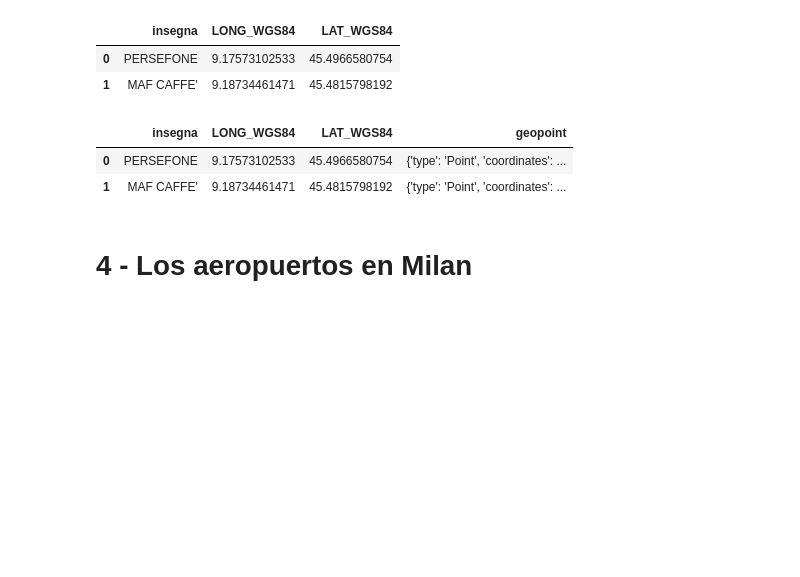
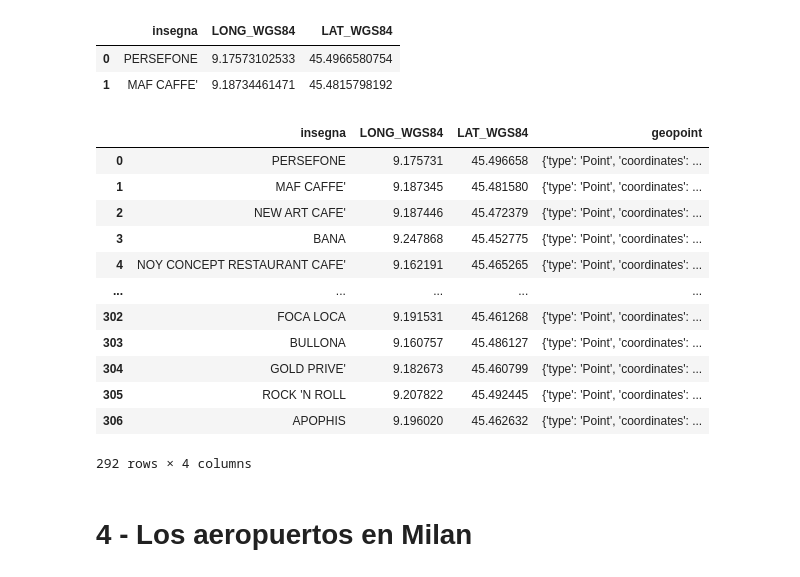
Before and after one commit to must4in3/3-geospartial-data-project, a Jupyter notebook: Analysis and Dataset.ipynb, the cells around one changed output. Saved outputs shown, nothing was run; the diff lists cells and outputs as text; code cells hidden in the pictures; blank space fills up the shorter version.

```diff
--- a/Analysis and Dataset.ipynb
+++ b/Analysis and Dataset.ipynb
@@ -265,17 +279,31 @@ sitios_para_diversion.head(2)
 |  | insegna | LONG_WGS84 | LAT_WGS84 |
 | 0 | PERSEFONE | 9.17573102533 | 45.4966580754 |
 | 1 | MAF CAFFE' | 9.18734461471 | 45.4815798192 |
+# %%
+sitios_para_diversion = sitios_para_diversion[sitios_para_diversion.LONG_WGS84 != 'null']
+# %%
+sitios_para_diversion[['LONG_WGS84', 'LAT_WGS84']] = sitios_para_diversion[['LONG_WGS84', 'LAT_WGS84']].astype(float)
 # %%
 ## para poder hacer query en MongoDB se necesita este formato
 ## <field>: { type: <GeoJSON type> , coordinates: <coordinates> }
 ## por eso llamo la funcion transformToGeoPoint
 sitios_para_diversion["geopoint"] = sitios_para_diversion.apply(tg, axis=1)
 # %%
-sitios_para_diversion.head(2)
+sitios_para_diversion.head(300)
 # %% [output]
 |  | insegna | LONG_WGS84 | LAT_WGS84 | geopoint |
-| 0 | PERSEFONE | 9.17573102533 | 45.4966580754 | {'type': 'Point', 'coordinates': ... |
-| 1 | MAF CAFFE' | 9.18734461471 | 45.4815798192 | {'type': 'Point', 'coordinates': ... |
+| 0 | PERSEFONE | 9.175731 | 45.496658 | {'type': 'Point', 'coordinates': ... |
+| 1 | MAF CAFFE' | 9.187345 | 45.481580 | {'type': 'Point', 'coordinates': ... |
+| 2 | NEW ART CAFE' | 9.187446 | 45.472379 | {'type': 'Point', 'coordinates': ... |
+| 3 | BANA | 9.247868 | 45.452775 | {'type': 'Point', 'coordinates': ... |
+| 4 | NOY CONCEPT RESTAURANT CAFE' | 9.162191 | 45.465265 | {'type': 'Point', 'coordinates': ... |
+| ... | ... | ... | ... | ... |
+| 302 | FOCA LOCA | 9.191531 | 45.461268 | {'type': 'Point', 'coordinates': ... |
+| 303 | BULLONA | 9.160757 | 45.486127 | {'type': 'Point', 'coordinates': ... |
+| 304 | GOLD PRIVE' | 9.182673 | 45.460799 | {'type': 'Point', 'coordinates': ... |
+| 305 | ROCK 'N ROLL | 9.207822 | 45.492445 | {'type': 'Point', 'coordinates': ... |
+| 306 | APOPHIS | 9.196020 | 45.462632 | {'type': 'Point', 'coordinates': ... |
+292 rows × 4 columns
 # %%
 # Export as json records to import with mongoimport
 sitios_para_diversion.to_json("output/sitios_para_diversion.json",orient="records")
```
Also changed, not shown: parts of 3 cells of this notebook, 3 other files.
